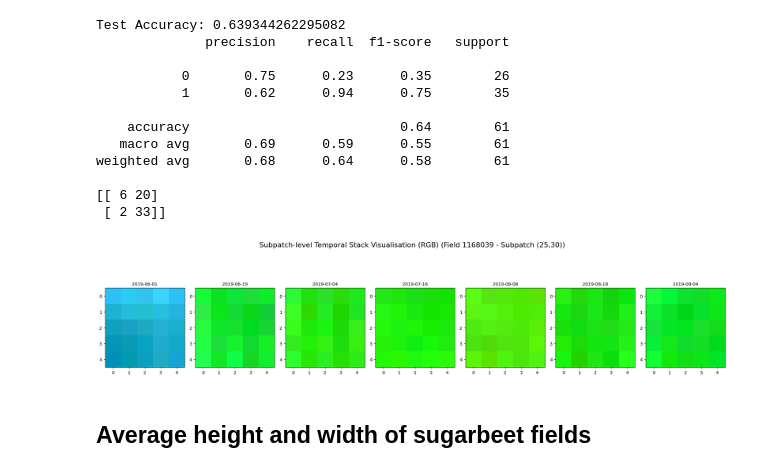
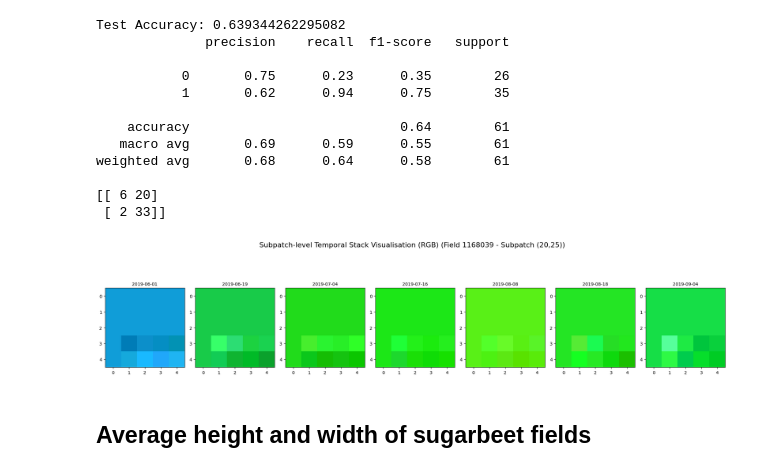
Before and after one commit to bhumikasadbhave/Master-Thesis-SITS, a Jupyter notebook: Modeling/preliminary_tests.ipynb, the cells around one changed output. Cells and saved outputs as stored; diff of their text form; code cells hidden in the pictures.

```diff
--- a/Modeling/preliminary_tests.ipynb
+++ b/Modeling/preliminary_tests.ipynb
@@ -316,9 +318,9 @@ weighted avg       0.68      0.64      0.58        61
 [[ 6 20]
  [ 2 33]]
 # %%
-visualize_single_patch_temporal_rgb(eval_subpatches[4], eval_subpatch_coords[4], acquisition_dates_eval)
+visualize_single_patch_temporal_rgb(eval_subpatches[0], eval_subpatch_coords[0], acquisition_dates_eval)
 # %% [output]
-[figure, old version]
+[figure, new version]
 # %% [markdown]
 ## Average height and width of sugarbeet fields
 # %% [markdown]
```
Also changed, not shown: parts of 1 cell of this notebook.
